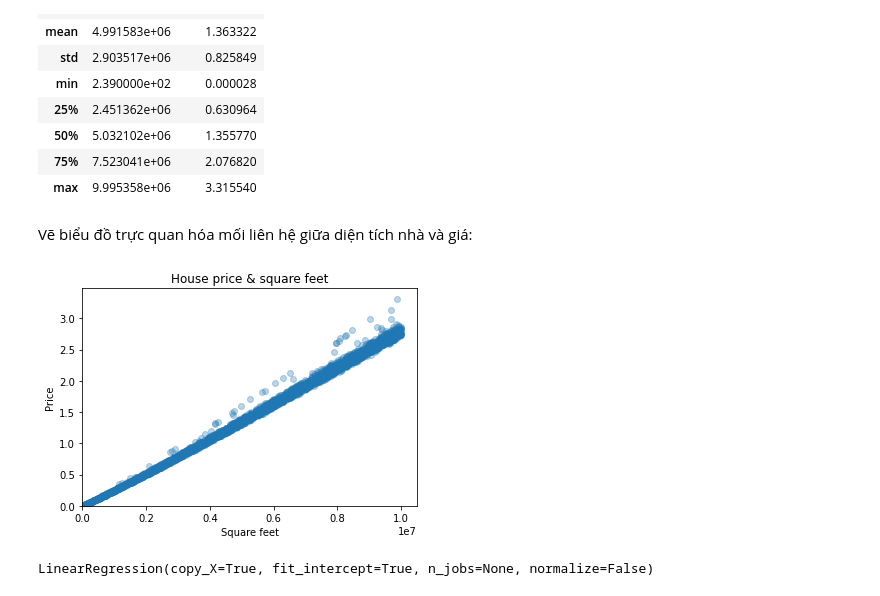
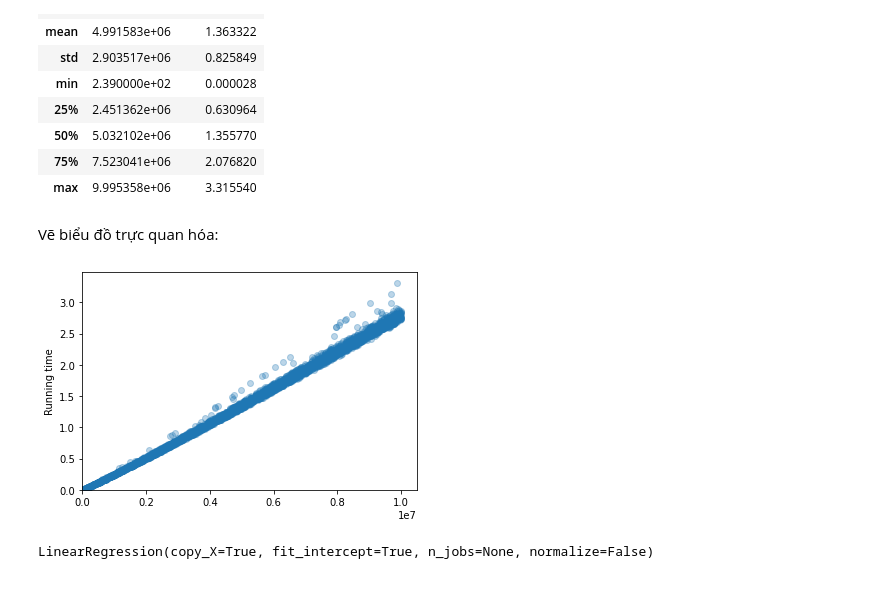
Before and after one commit to 17520216/CS114.L11.KHCL, a Jupyter notebook: Linear_Regression.ipynb, the cells around one changed output. Drawn from its saved outputs; the diff is of its cells as text; code cells hidden in the pictures.

```diff
--- a/Linear_Regression.ipynb
+++ b/Linear_Regression.ipynb
@@ -59,17 +59,15 @@ Y_train = Y_train.reshape(-1,1)
 X_test = X_test.reshape(-1,1)
 X_test = X_test.reshape(-1,1)
 # %% [markdown]
-Vẽ biểu đồ trực quan hóa mối liên hệ giữa diện tích nhà và giá:
+Vẽ biểu đồ trực quan hóa:
 # %%
 plt.scatter(X_train, Y_train, alpha = 0.3)
-plt.title('House price & square feet')
-plt.xlabel('Square feet')
-plt.ylabel('Price')
+plt.ylabel('Running time')
 plt.xlim(0,)
 plt.ylim(0,)
 plt.show()
 # %% [output]
-[figure, old version]
+[figure, new version]
 # %%
 # Create linear regression object
 regression = LinearRegression()
```
Also changed, not shown: parts of 2 cells of this notebook.
